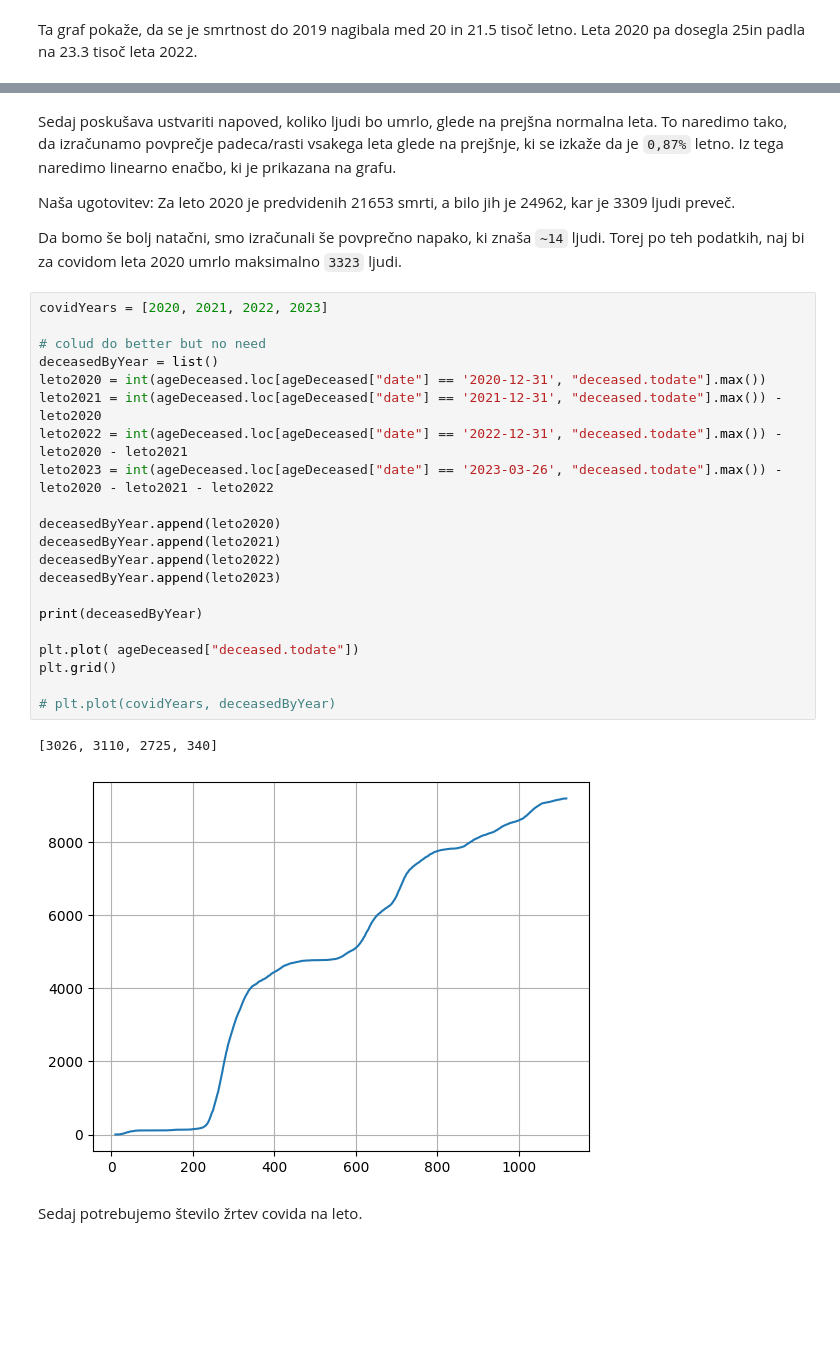
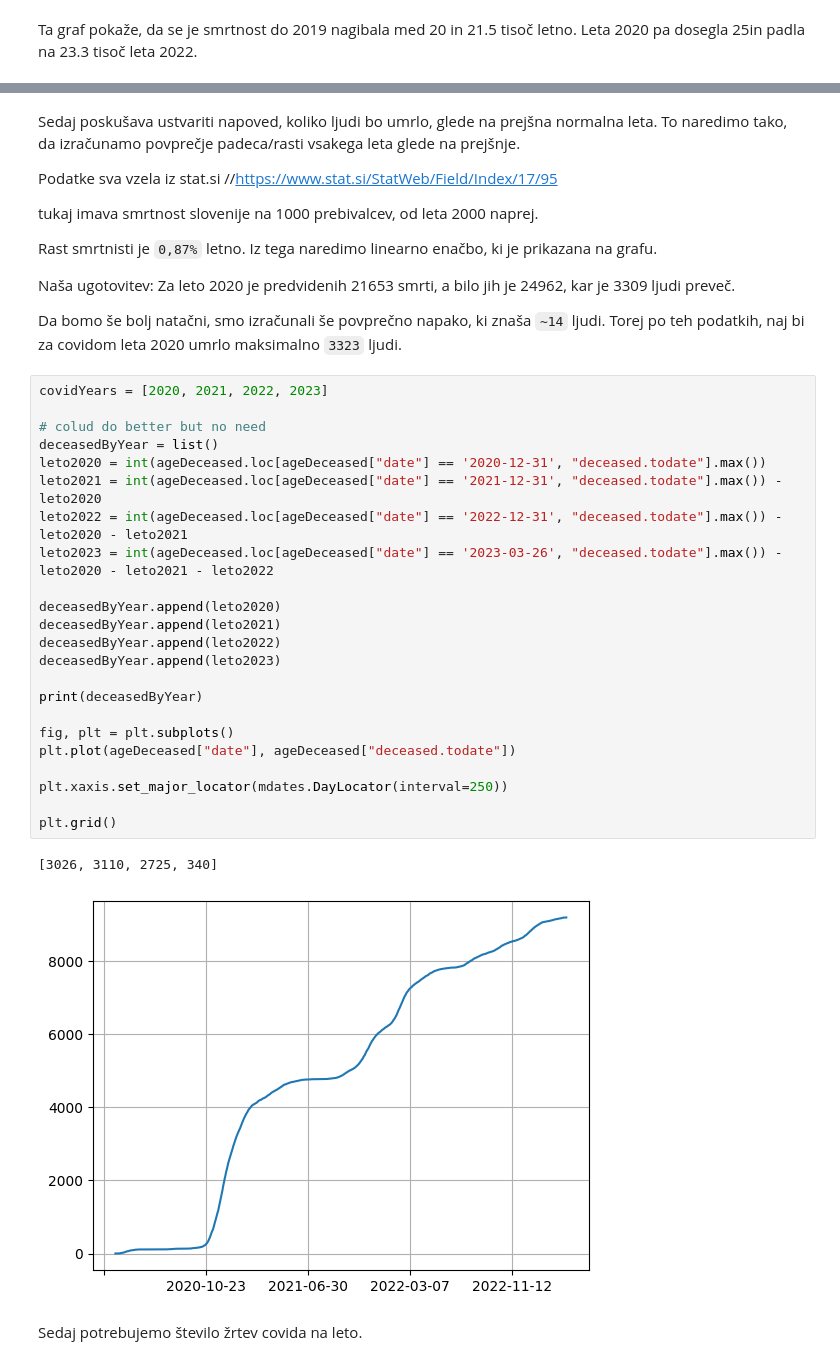
Before and after one commit to NuddleMeister/PR22LPTS, a Jupyter notebook: DataMining/Smrtnost.ipynb, the cells around one changed output, grey strips where cells are left out. Saved outputs shown, nothing was run; the diff lists cells and outputs as text; blank space fills up the shorter version.

```diff
--- a/DataMining/Smrtnost.ipynb
+++ b/DataMining/Smrtnost.ipynb
@@ -70,6 +74,12 @@ Povprečna napaka:
 [figure]
 # %% [markdown]
-Sedaj poskušava ustvariti napoved, koliko ljudi bo umrlo, glede na prejšna normalna leta. To naredimo tako, da izračunamo povprečje padeca/rasti vsakega leta glede na prejšnje, ki se izkaže da je `0,87%` letno. Iz tega naredimo linearno enačbo, ki je prikazana na grafu.
+Sedaj poskušava ustvariti napoved, koliko ljudi bo umrlo, glede na prejšna normalna leta. To naredimo tako, da izračunamo povprečje padeca/rasti vsakega leta glede na prejšnje.
+
+Podatke sva vzela iz stat.si  //https://www.stat.si/StatWeb/Field/Index/17/95
+
+tukaj imava smrtnost slovenije na 1000 prebivalcev, od leta 2000 naprej.
+
+Rast smrtnisti je `0,87%` letno. Iz tega naredimo linearno enačbo, ki je prikazana na grafu.
 
 Naša ugotovitev: Za leto 2020 je predvidenih 21653 smrti, a bilo jih je 24962, kar je 3309 ljudi preveč.
 
@@ -77,27 +87,29 @@ Da bomo še bolj natačni, smo izračunali še povprečno napako, ki znaša `~14
 # %%
 covidYears = [2020, 2021, 2022, 2023]
 
 # colud do better but no need
 deceasedByYear = list()
 leto2020 = int(ageDeceased.loc[ageDeceased["date"] == '2020-12-31', "deceased.todate"].max())
 leto2021 = int(ageDeceased.loc[ageDeceased["date"] == '2021-12-31', "deceased.todate"].max()) - leto2020
 leto2022 = int(ageDeceased.loc[ageDeceased["date"] == '2022-12-31', "deceased.todate"].max()) - leto2020 - leto2021
 leto2023 = int(ageDeceased.loc[ageDeceased["date"] == '2023-03-26', "deceased.todate"].max()) - leto2020 - leto2021 - leto2022
 
 deceasedByYear.append(leto2020)
 deceasedByYear.append(leto2021)
 deceasedByYear.append(leto2022)
 deceasedByYear.append(leto2023)
 
 print(deceasedByYear)
 
-plt.plot( ageDeceased["deceased.todate"])
+fig, plt = plt.subplots()
+plt.plot(ageDeceased["date"], ageDeceased["deceased.todate"])
+
+plt.xaxis.set_major_locator(mdates.DayLocator(interval=250))
+
 plt.grid()
-
-# plt.plot(covidYears, deceasedByYear)
 # %% [output]
 [3026, 3110, 2725, 340]
-[figure, old version]
+[figure, new version]
 # %% [markdown]
 Sedaj potrebujemo število žrtev covida na leto.
 # %% [markdown]
```
Also changed, not shown: parts of 5 cells of this notebook, 3 other files.
